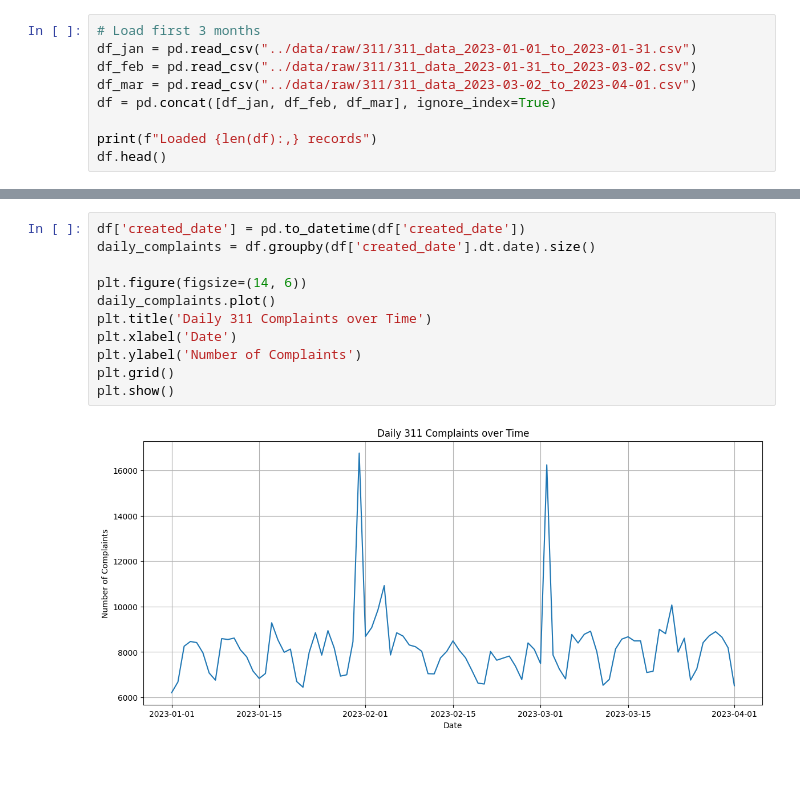
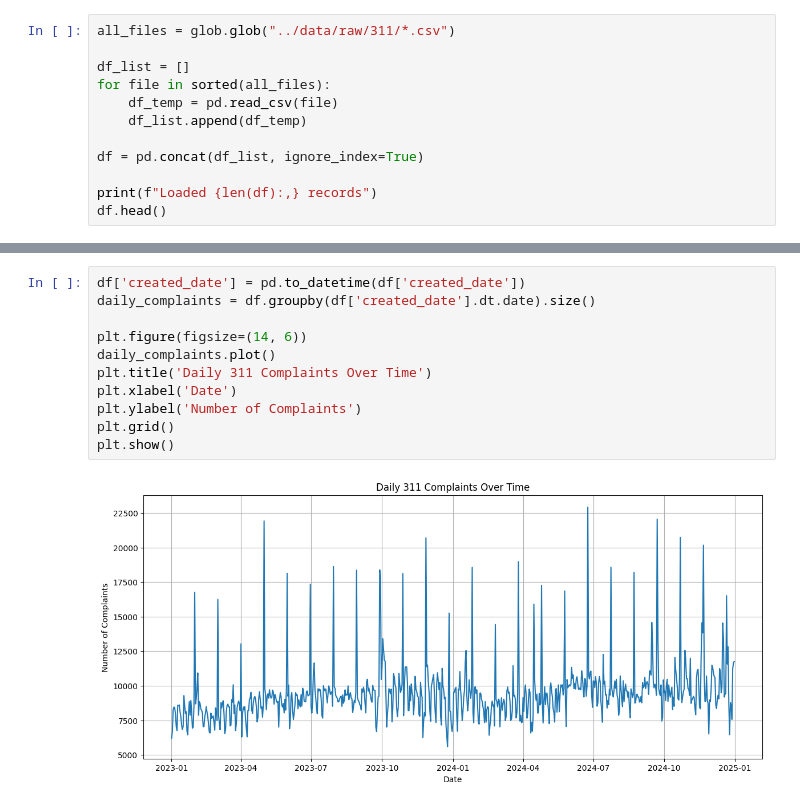
Before and after one commit to milouuu3/NYC-311-Insights, a Jupyter notebook: notebooks/01_explore_311_data.ipynb, the cells around one changed output, grey strips where cells are left out. Saved outputs shown, nothing was run; the diff lists cells and outputs as text; blank space fills up the shorter version.

```diff
--- a/notebooks/01_explore_311_data.ipynb
+++ b/notebooks/01_explore_311_data.ipynb
@@ -2,11 +3,14 @@
 import pandas as pd
 import matplotlib.pyplot as plt
 # %%
-# Load first 3 months
-df_jan = pd.read_csv("../data/raw/311/311_data_2023-01-01_to_2023-01-31.csv")
-df_feb = pd.read_csv("../data/raw/311/311_data_2023-01-31_to_2023-03-02.csv")
-df_mar = pd.read_csv("../data/raw/311/311_data_2023-03-02_to_2023-04-01.csv")
-df = pd.concat([df_jan, df_feb, df_mar], ignore_index=True)
+all_files = glob.glob("../data/raw/311/*.csv")
+
+df_list = []
+for file in sorted(all_files):
+    df_temp = pd.read_csv(file)
+    df_list.append(df_temp)
+
+df = pd.concat(df_list, ignore_index=True)
 
 print(f"Loaded {len(df):,} records")
 df.head()
@@ -73,16 +77,16 @@ plt.show()
 # %%
 df['created_date'] = pd.to_datetime(df['created_date'])
 daily_complaints = df.groupby(df['created_date'].dt.date).size()
 
 plt.figure(figsize=(14, 6))
 daily_complaints.plot()
-plt.title('Daily 311 Complaints over Time')
+plt.title('Daily 311 Complaints Over Time')
 plt.xlabel('Date')
 plt.ylabel('Number of Complaints')
 plt.grid()
 plt.show()
 # %% [output]
-[figure, old version]
+[figure, new version]
 # %%
 borough_counts = df['borough'].value_counts()
 print(borough_counts)
```
Also changed, not shown: parts of 8 cells of this notebook, 5 other files.
